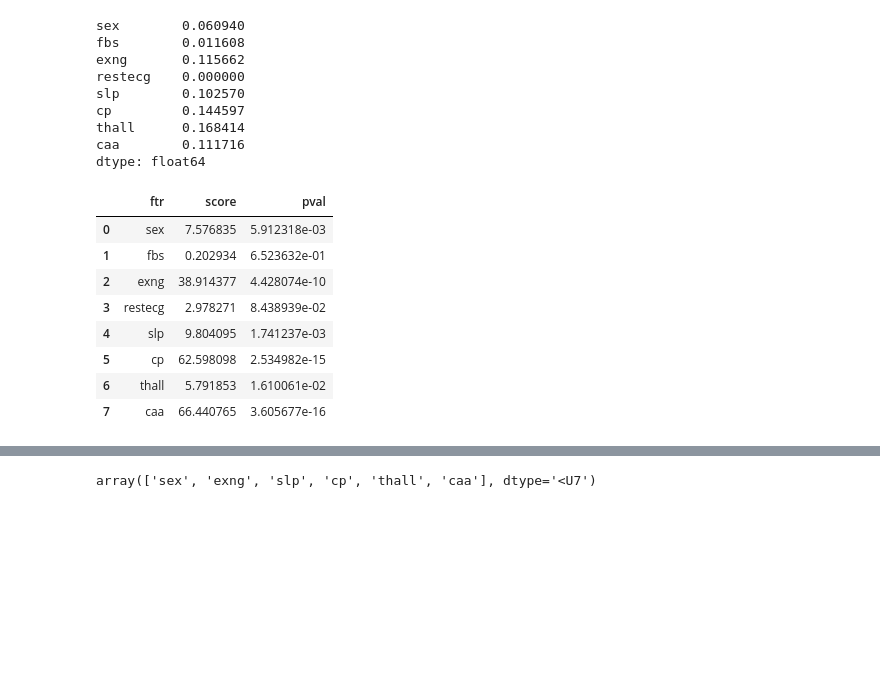
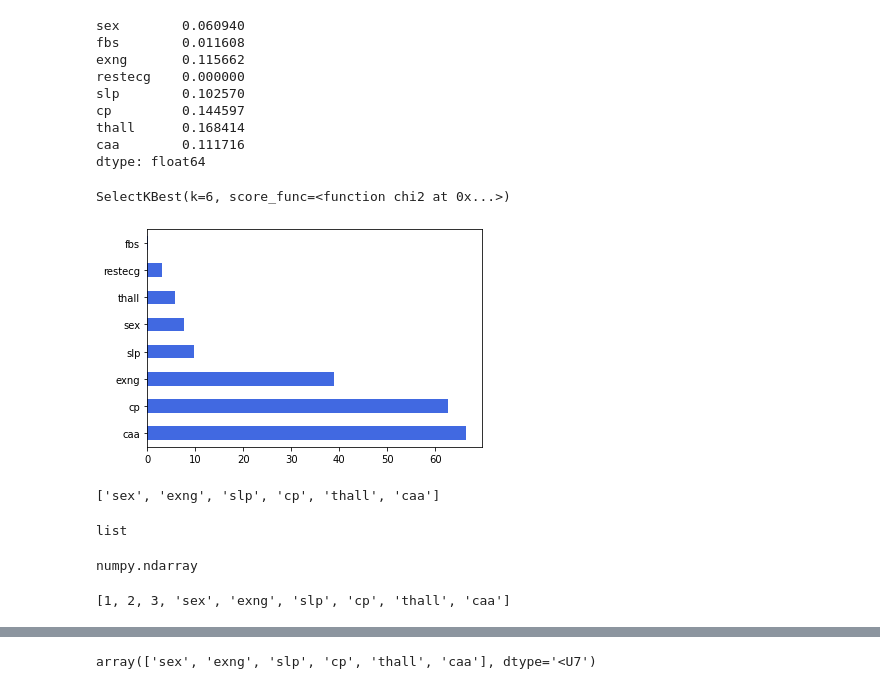
Before and after one commit to Kirill-Wwizarddd-Vladimirovich/heart-attack, a Jupyter notebook: notebooks/001-data_exploration.ipynb, the cells around one changed output, grey strips where cells are left out. Drawn from its saved outputs; the diff is of its cells as text; code cells hidden in the pictures; blank space fills up the shorter version.

Commit message:
wip[1]: Fixed mistakes and implemented stat tests

```diff
--- a/notebooks/001-data_exploration.ipynb
+++ b/notebooks/001-data_exploration.ipynb
@@ -629,20 +683,38 @@ caa        0.111716
 dtype: float64
 # %%
 drop_mi = ['restecg', 'sex']
+# %%
+chi2_test = SelectKBest(score_func=chi2, k=6)
+chi2_test.fit(features[categorical_feat], target)
+# %% [output]
+SelectKBest(k=6, score_func=<function chi2 at 0x...>)
+# %%
+# chi2_test = SelectKBest(score_func=chi2, k=6)
+# chi2_test.fit(features[categorical_feat], target)
+feat_importances = pd.Series(chi2_test.scores_, categorical_feat).sort_values(ascending=False)
+feat_importances.plot(kind = 'barh', color = 'royalblue')
+plt.show()
+# %% [output]
+[figure, added]
+# %%
+chi2_scores_best = np.asarray(categorical_feat)[chi2_test.get_support()].tolist()
+chi2_scores_best
+# %% [output]
+['sex', 'exng', 'slp', 'cp', 'thall', 'caa']
+# %%
+type(a)
+# %% [output]
+list
+# %%
+type(chi2_scores_best)
+# %% [output]
+numpy.ndarray
+# %%
+a + chi2_scores_best
+# %% [output]
+[1, 2, 3, 'sex', 'exng', 'slp', 'cp', 'thall', 'caa']
 # %%
 # Score function Chi2 tells the feature to be selected using Chi Square
 chi2_test = SelectKBest(score_func=chi2, k=6)
 chi2_test.fit(features[categorical_feat], target)
 chi2_scores = pd.DataFrame(list(zip(categorical_feat, chi2_test.scores_, chi2_test.pvalues_)), columns=['ftr', 'score', 'pval'])
-# %%
-chi2_scores
-# %% [output]
-|  | ftr | score | pval |
-| 0 | sex | 7.576835 | 5.912318e-03 |
-| 1 | fbs | 0.202934 | 6.523632e-01 |
-| 2 | exng | 38.914377 | 4.428074e-10 |
-| 3 | restecg | 2.978271 | 8.438939e-02 |
-| 4 | slp | 9.804095 | 1.741237e-03 |
-| 5 | cp | 62.598098 | 2.534982e-15 |
-| 6 | thall | 5.791853 | 1.610061e-02 |
-| 7 | caa | 66.440765 | 3.605677e-16 |
```
Also changed, not shown: parts of 20 cells of this notebook, 6 other files.
